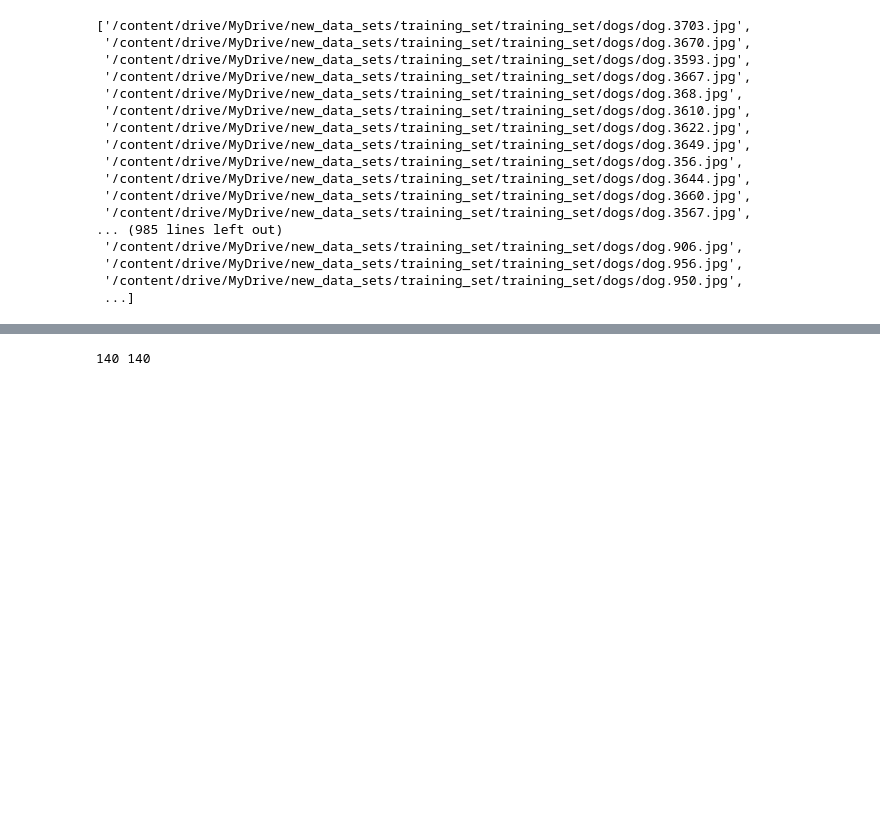
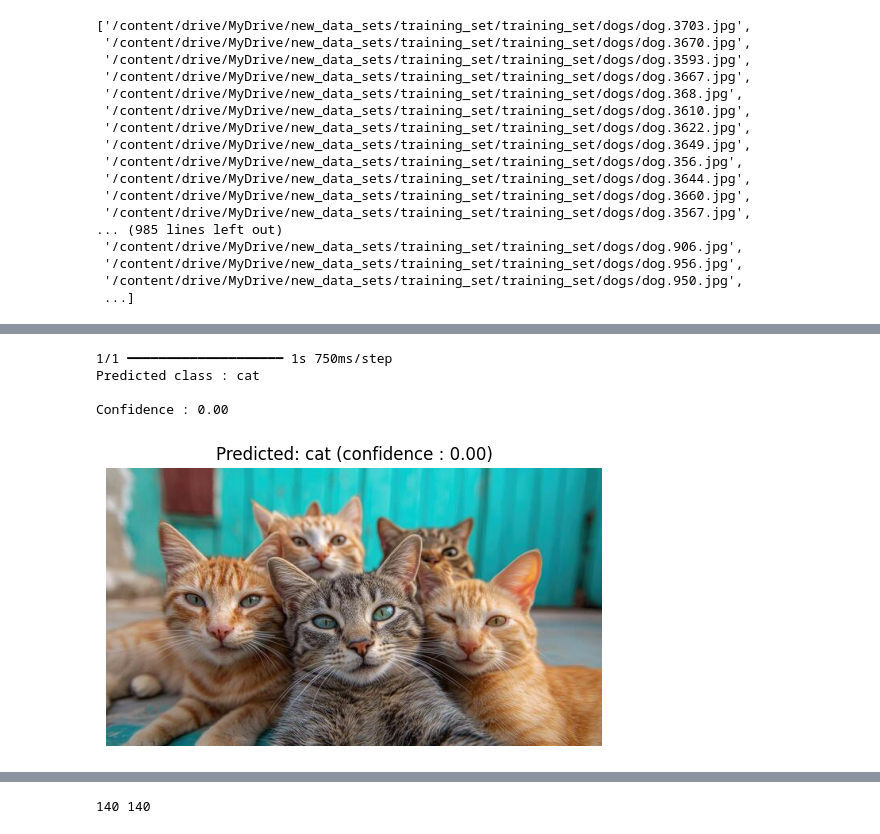
Before and after one commit to Rahulchunduruu/Machine-Learning, a Jupyter notebook: cat_and_dogs_vgg19.ipynb, the cells around one changed output, grey strips where cells are left out. Drawn from its saved outputs; the diff is of its cells as text; code cells hidden in the pictures; blank space fills up the shorter version.

```diff
--- a/cat_and_dogs_vgg19.ipynb
+++ b/cat_and_dogs_vgg19.ipynb
@@ -313,3 +329,12 @@ def load_and_predict(image_path):
   plt.title(f"Predicted: {class_name} (confidence : {confidence:.2f})")
   plt.axis('off')
   plt.show()
+# %%
+image_path = "/content/group-of-kittens-posing-on-blue-background-photo.jpg"
+load_and_predict(image_path)
+# %% [output]
+1/1 ━━━━━━━━━━━━━━━━━━━━ 1s 750ms/step
+Predicted class : cat
+
+Confidence : 0.00
+[figure, added]
```
Also changed, not shown: parts of 21 cells of this notebook.
